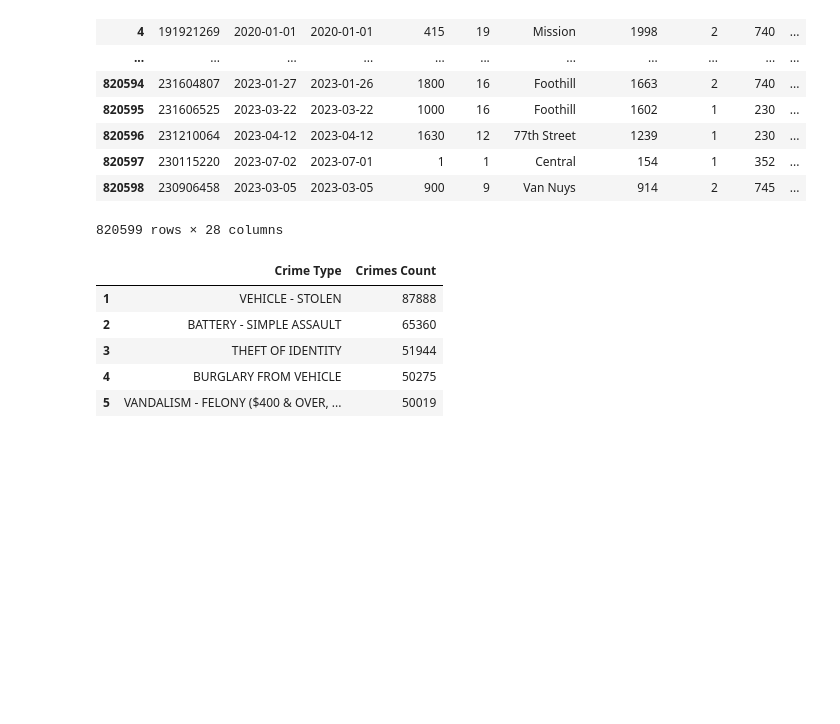
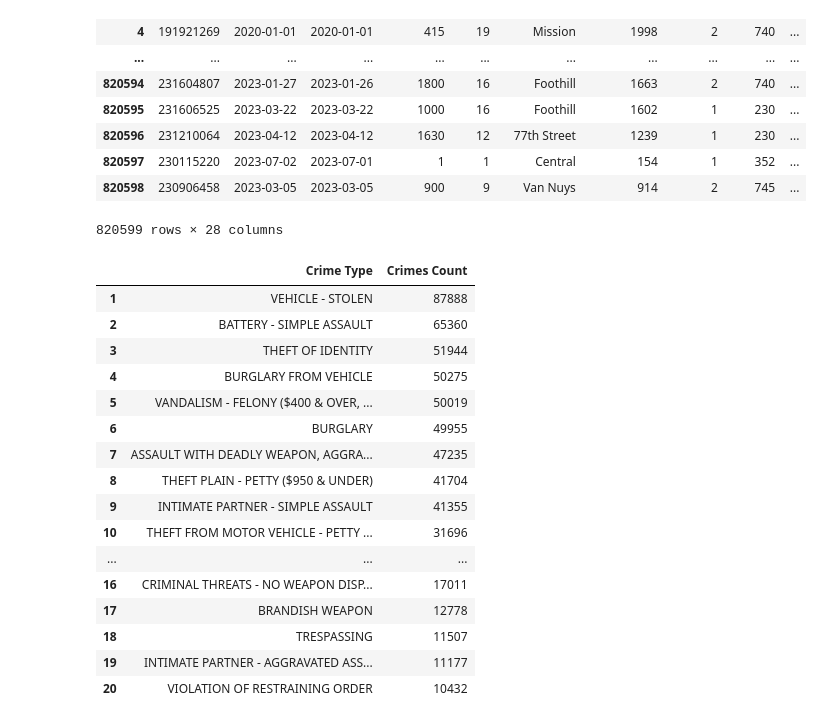
Before and after one commit to VladimirShpilkin/Python-Projects, a Jupyter notebook: LA_Crime/la_crime_data_analysis.ipynb, the cells around one changed output. Drawn from its saved outputs; the diff is of its cells as text; code cells hidden in the pictures; blank space fills up the shorter version.

```diff
--- a/LA_Crime/la_crime_data_analysis.ipynb
+++ b/LA_Crime/la_crime_data_analysis.ipynb
@@ -429,16 +429,27 @@ crime_data_df
 # %%
 crime_types_count=crime_data_df.groupby('Crm Cd Desc')['DR_NO'].size().sort_values(ascending=False).reset_index()
 crime_types_count=crime_types_count.rename(columns={'Crm Cd Desc':'Crime Type','DR_NO':'Crimes Count'})
-crime_types_count_top=crime_types_count.head(5)
+crime_types_count_top=crime_types_count.head(20)
 crime_types_count_top.index+=1
 crime_types_count_top
 # %% [output]
 |  | Crime Type | Crimes Count |
 | 1 | VEHICLE - STOLEN | 87888 |
 | 2 | BATTERY - SIMPLE ASSAULT | 65360 |
 | 3 | THEFT OF IDENTITY | 51944 |
 | 4 | BURGLARY FROM VEHICLE | 50275 |
 | 5 | VANDALISM - FELONY ($400 & OVER, ... | 50019 |
+| 6 | BURGLARY | 49955 |
+| 7 | ASSAULT WITH DEADLY WEAPON, AGGRA... | 47235 |
+| 8 | THEFT PLAIN - PETTY ($950 & UNDER) | 41704 |
+| 9 | INTIMATE PARTNER - SIMPLE ASSAULT | 41355 |
+| 10 | THEFT FROM MOTOR VEHICLE - PETTY ... | 31696 |
+| ... | ... | ... |
+| 16 | CRIMINAL THREATS - NO WEAPON DISP... | 17011 |
+| 17 | BRANDISH WEAPON | 12778 |
+| 18 | TRESPASSING | 11507 |
+| 19 | INTIMATE PARTNER - AGGRAVATED ASS... | 11177 |
+| 20 | VIOLATION OF RESTRAINING ORDER | 10432 |
 # %%
 fig=plt.figure(figsize=(20,10))
 x_values=crime_types_count_top['Crime Type']
```
Also changed, not shown: parts of 8 cells of this notebook.
